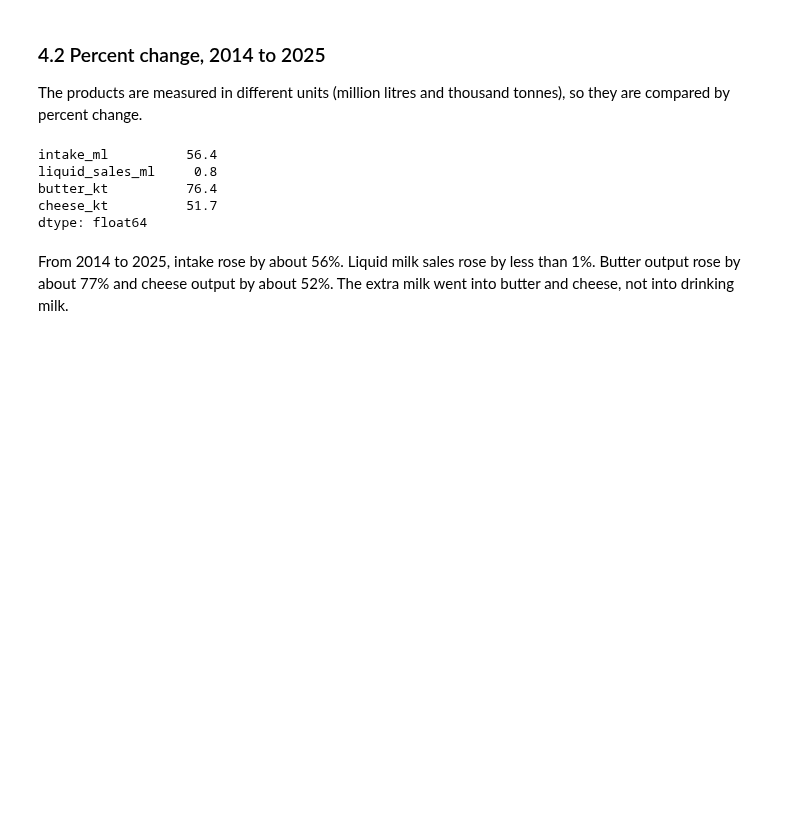
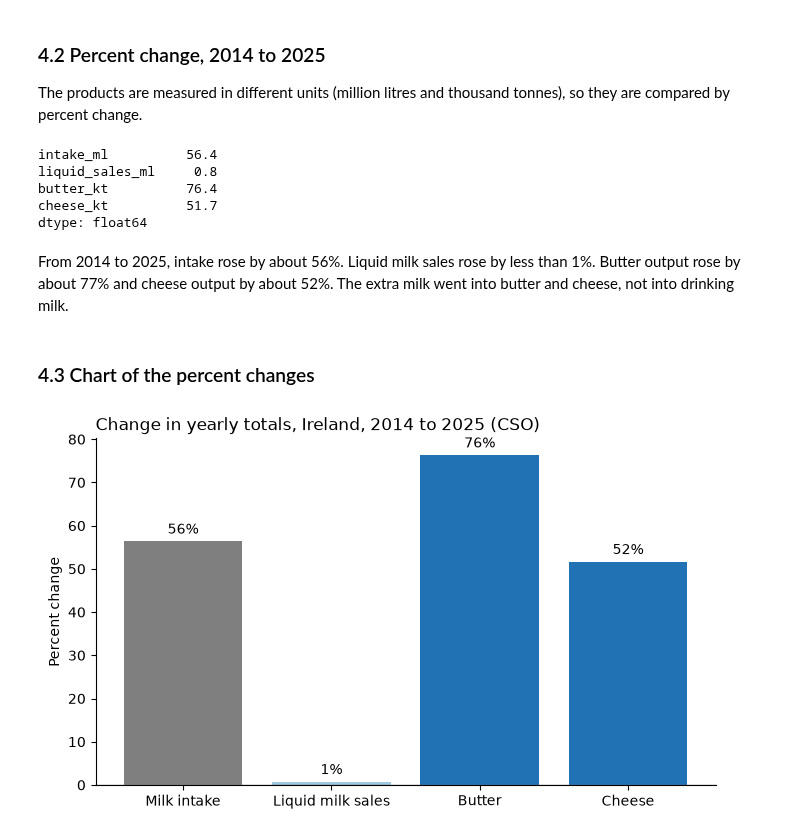
Before and after one commit to temulenbd/irish-dairy-analysis, a Jupyter notebook: notebooks/3_statistical_analysis.ipynb, the cells around one changed output. Drawn from its saved outputs; the diff is of its cells as text; code cells hidden in the pictures; blank space fills up the shorter version.

Commit message:
Notebook 3: product changes, seasonality vs Canada, capacity use, fat and protein, summary

```diff
--- a/notebooks/3_statistical_analysis.ipynb
+++ b/notebooks/3_statistical_analysis.ipynb
@@ -382,3 +382,46 @@ cheese_kt          51.7
 dtype: float64
 # %% [markdown]
 From 2014 to 2025, intake rose by about 56%. Liquid milk sales rose by less than 1%. Butter output rose by about 77% and cheese output by about 52%. The extra milk went into butter and cheese, not into drinking milk.
+# %% [markdown]
+### 4.3 Chart of the percent changes
+# %%
+# Readable names for the chart
+chart_labels = {
+    "intake_ml": "Milk intake",
+    "liquid_sales_ml": "Liquid milk sales",
+    "butter_kt": "Butter",
+    "cheese_kt": "Cheese",
+}
+chart_data = percent_change.rename(index=chart_labels)
+
+# Colours by role: intake as the grey reference, products in blue
+colour_map = {
+    "Milk intake": "#7f7f7f",
+    "Liquid milk sales": "#9ecae1",
+    "Butter": "#2171b5",
+    "Cheese": "#2171b5",
+}
+bar_colours = [colour_map[name] for name in chart_data.index]
+
+# Bar chart with the value on top of each bar
+fig, ax = plt.subplots(figsize=(8, 4.5))
+bars = ax.bar(chart_data.index, chart_data.values, color=bar_colours)
+ax.bar_label(bars, fmt="%.0f%%", padding=3)
+ax.axhline(0, color="grey", linewidth=1)
+
+# Detailed title and labels
+ax.set_title(
+    f"Change in yearly totals, Ireland, {start_year} to {end_year} (CSO)",
+    loc="left",
+)
+ax.set_ylabel("Percent change")
+
+# Remove the top and right frame lines
+ax.spines["top"].set_visible(False)
+ax.spines["right"].set_visible(False)
+
+# Save the chart and show it
+fig.savefig("../figures/03_product_change.png", dpi=150, bbox_inches="tight")
+plt.show()
+# %% [output]
+[figure, added]
```
Also changed, not shown: parts of 27 cells of this notebook, 3 other files.
